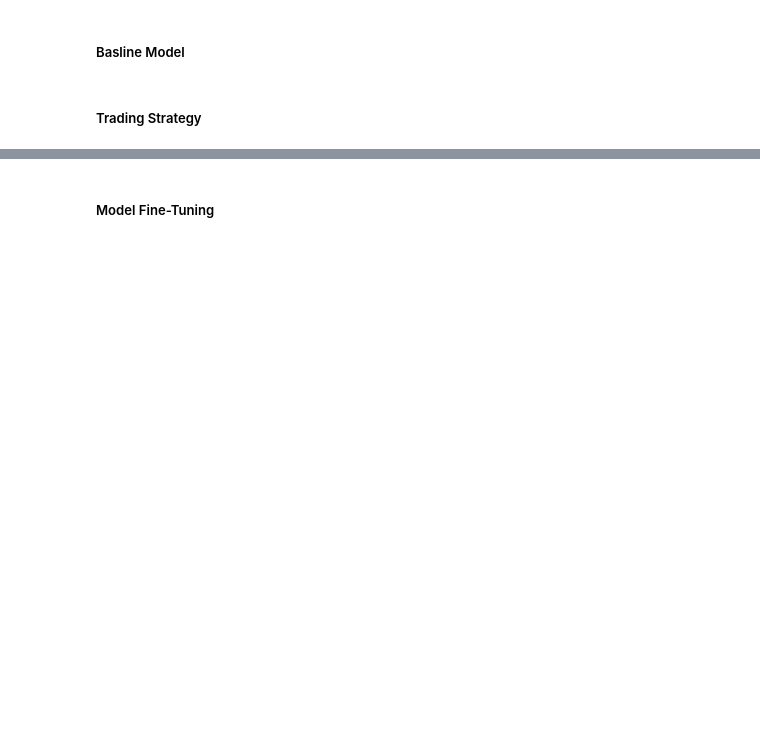
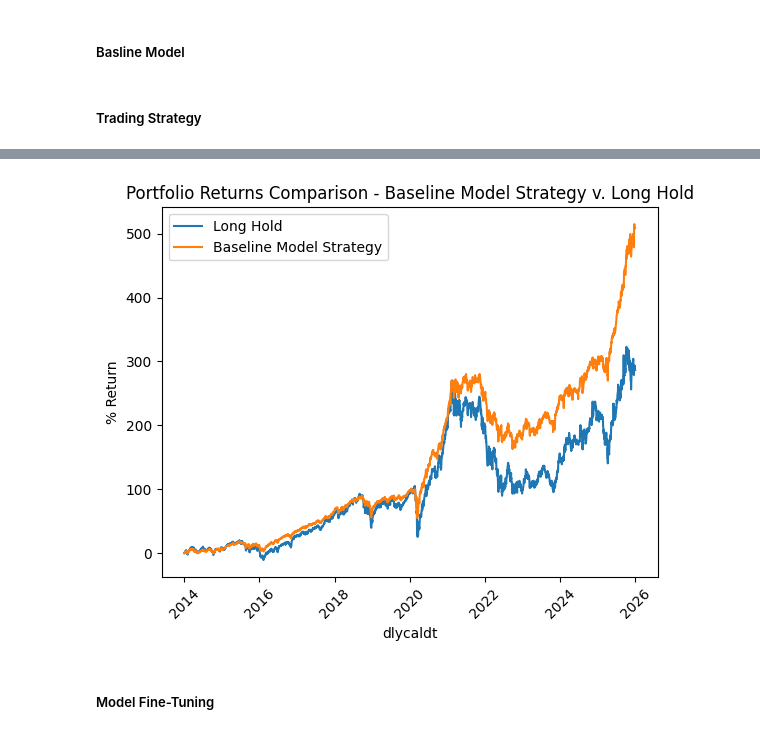
Before and after one commit to jgte29/datasci207sec10su26-group2-finalproj, a Jupyter notebook: xgboost_regressor.ipynb, the cells around one changed output, grey strips where cells are left out. Drawn from its saved outputs; the diff is of its cells as text; code cells hidden in the pictures; blank space fills up the shorter version.

Commit message:
Finished baseline xgboost_regressor model

```diff
--- a/xgboost_regressor.ipynb
+++ b/xgboost_regressor.ipynb
@@ -27 +39,7 @@ MemoryError: Unable to allocate 2.52 GiB for an array with shape (22, 15361703)
+# %%
+tickers = data[[TICKER_COL1, TICKER_COL2]].drop_duplicates().reset_index(drop=True)
+
+training_tickers = tickers.sample(n=n_train_tickers,random_state=29)
+
+training_tickers.to_csv("./data/training_tickers.csv", index=False)
 # %%
@@ -80,5 +114,5 @@ preds = model.predict(X_test)
 # %%
-preds_df = test_df[[DATE_COL, TICKER_COL, NUM_COL, "target"]].copy()
+preds_df = test_df[[DATE_COL, TICKER_COL1, TICKER_COL2, NUM_COL, "target"]].copy()
 preds_df['pred'] = preds
 # %% [markdown]
 ##### Trading Strategy
@@ -119,12 +153,12 @@ def trade_strat_single(df, curr_b=1000, exit_prop=1.0, pred_col='pred'):
 def trade_strat(data, tickers, curr_b=START_BALANCE, exit_prop=EXIT_PROP, pred_col='pred'):
     ret_df = pd.DataFrame()
     for t in tickers:
-        df = data[data[TICKER_COL] == t].reset_index(drop=True)
+        df = data[(data[TICKER_COL1] == t[0]) & (data[TICKER_COL2] == t[1])].reset_index(drop=True)
         returns = trade_strat_single(df, curr_b=curr_b, exit_prop=exit_prop, pred_col=pred_col)
         start_vol = START_BALANCE / df[NUM_COL].iloc[0]
         hold_ret = start_vol * df[NUM_COL].values
         stg_df = (
-            df[[TICKER_COL, DATE_COL]]
+            df[[TICKER_COL1, TICKER_COL2, DATE_COL]]
             .copy()
             .assign(
                 strat_ret=returns,
@@ -135,15 +169,14 @@ def trade_strat(data, tickers, curr_b=START_BALANCE, exit_prop=EXIT_PROP, pred_c
             ret_df = stg_df.copy()
         else:
             ret_df = pd.concat([ret_df, stg_df])
-
     return ret_df
 # %%
-# tickers = preds_df[TICKER_COL].unique()
-# ret_df = trade_strat(preds_df, tickers)
-# ret_df.to_csv(f"./data/xgboost_reg_baseline_model_returns.csv", index=False)
+pred_tickers = preds_df[[TICKER_COL1, TICKER_COL2]].drop_duplicates().reset_index(drop=True)
+ret_df = trade_strat(preds_df, pred_tickers.values)
+ret_df.to_csv(f"./data/xgboost_reg_baseline_model_returns.csv", index=False)
 
-ret_df = pd.read_csv(f"./data/xgboost_reg_baseline_model_returns.csv")
-ret_df[DATE_COL] = pd.to_datetime(ret_df[DATE_COL])
+# ret_df = pd.read_csv(f"./data/xgboost_reg_baseline_model_returns.csv")
+# ret_df[DATE_COL] = pd.to_datetime(ret_df[DATE_COL])
 # %%
 ### There was some weird data corruption on the last day
 plot_df = ret_df.groupby(by=DATE_COL).agg({"strat_ret" : "sum", "hold_ret" : "sum"}).iloc[:-1,:]
@@ -159,18 +194,20 @@ plt.show()
 # %%
 ### There was some weird data corruption on the last day
-plot_df = ret_df.groupby(by=DATE_COL).agg({"strat_ret" : "sum", "hold_ret" : "sum", TICKER_COL : "count"}).rename(columns={TICKER_COL:"num_stocks"}).iloc[:-1,:]
+plot_df = ret_df.groupby(by=DATE_COL).agg({"strat_ret" : "sum", "hold_ret" : "sum", TICKER_COL1 : "count"}).rename(columns={TICKER_COL1:"num_stocks"}).iloc[:-1,:]
 plot_df['base_bal'] = plot_df["num_stocks"] * START_BALANCE
 plot_df["strat_pct_grwth"] = (plot_df["strat_ret"] / plot_df['base_bal'] - 1) * 100
 plot_df["hold_pct_grwth"] = (plot_df["hold_ret"] / plot_df['base_bal'] - 1) * 100
 
 sns.lineplot(x=plot_df.index, y=plot_df['hold_pct_grwth'], label="Long Hold")
 sns.lineplot(x=plot_df.index, y=plot_df['strat_pct_grwth'], label="Baseline Model Strategy")
 
 plt.title("Portfolio Returns Comparison - Baseline Model Strategy v. Long Hold")
 plt.ylabel("% Return")
 plt.xticks(rotation=45)
 plt.legend()
 plt.show()
+# %% [output]
+[figure, added]
 # %% [markdown]
 ##### Model Fine-Tuning
 # %%
```
Also changed, not shown: parts of 6 cells of this notebook, 3 other files.
